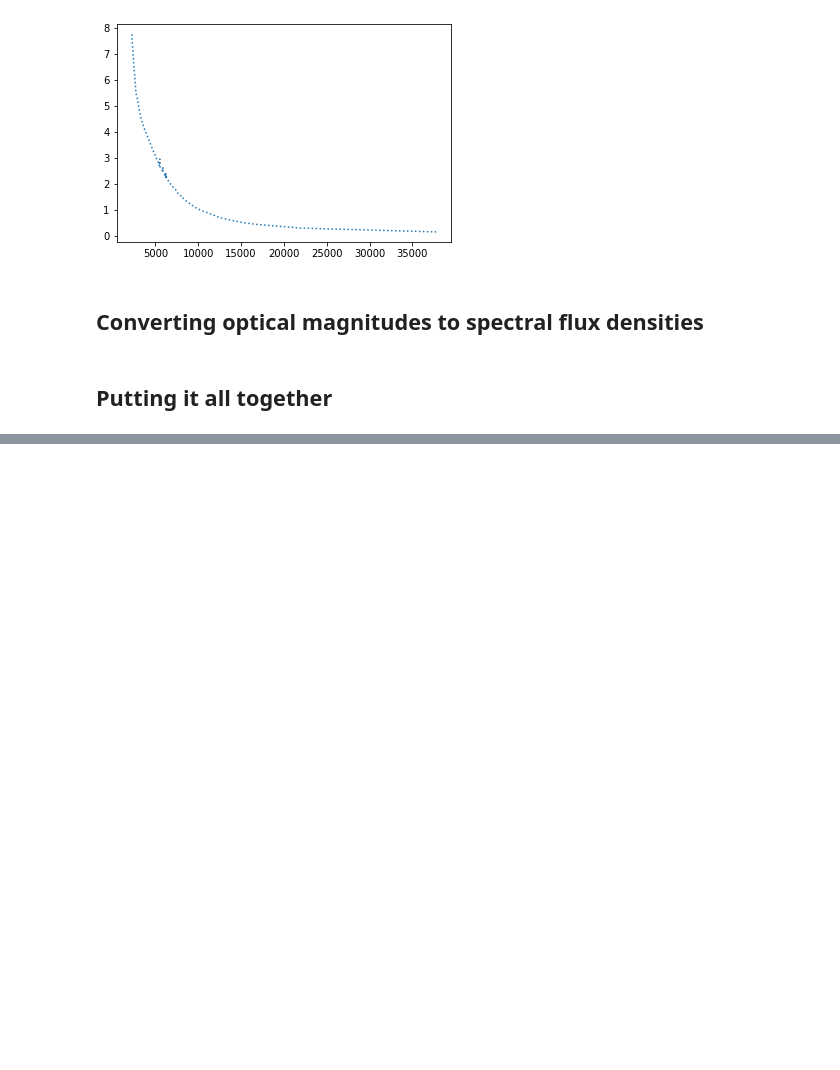
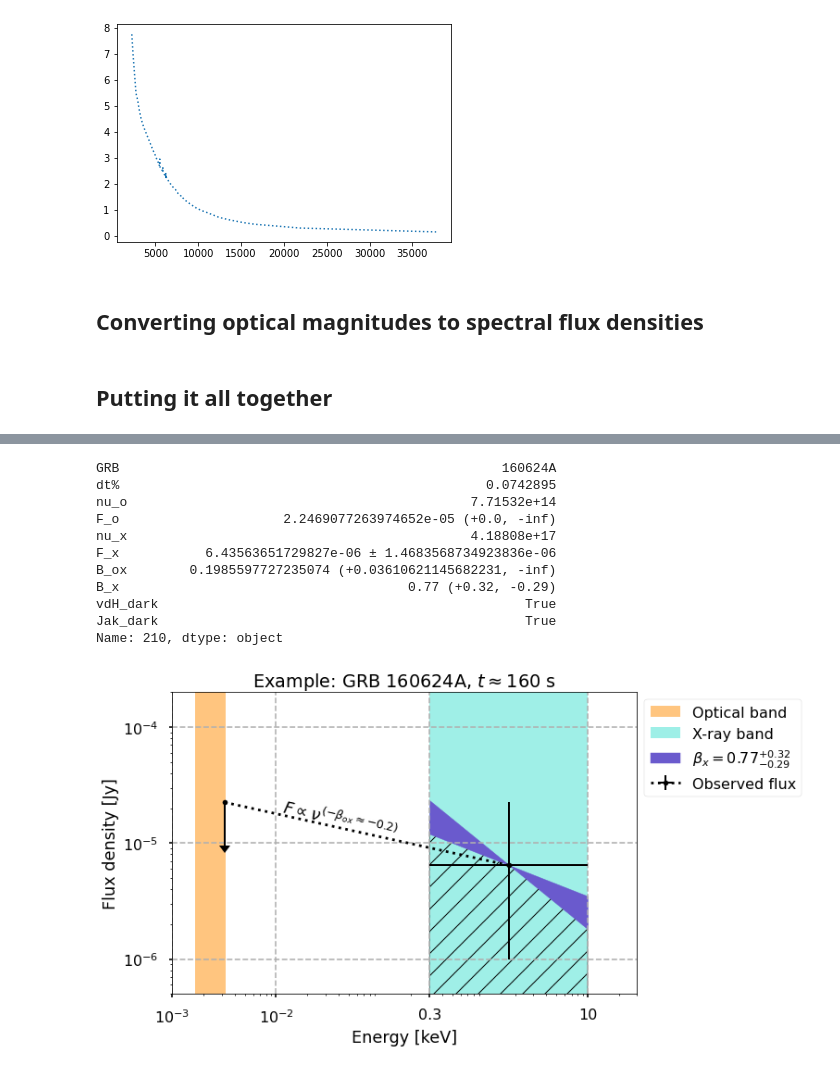
Before and after one commit to cgobat/dark-GRBs, a Jupyter notebook: analysis.ipynb, the cells around one changed output, grey strips where cells are left out. Saved outputs shown, nothing was run; the diff lists cells and outputs as text; code cells hidden in the pictures; blank space fills up the shorter version.

```diff
--- a/analysis.ipynb
+++ b/analysis.ipynb
@@ -423,42 +483,55 @@ simulate_spectrum(10)
 # %%
-display(results.loc[425,])
+display(results[results["GRB"]=="160624A"].iloc[1,])
 E_range = np.logspace(np.log10(0.3),np.log10(10),100)
 
-E_o = results.loc[421,"nu_o"]*6.62607015e-34/1.6021773E-16
-E_x = results.loc[421,"nu_x"]*6.62607015e-34/1.6021773E-16
-F_o = results.loc[421,"F_o"]
-F_x = results.loc[421,"F_x"]
+E_o = results.loc[210,"nu_o"]*6.62607015e-34/1.6021773E-16
+E_x = results.loc[210,"nu_x"]*6.62607015e-34/1.6021773E-16
+F_o = results.loc[210,"F_o"]
+F_x = results.loc[210,"F_x"]
 spectrum = E_range**-beta.value
 scale = F_x.value/spectrum[len(spectrum)//2]
 spectrum = scale * spectrum
 spec1 = E_range**-beta.maximum
 scale1 = F_x.value/spec1[len(spec1)//2]
 spec1 = scale1 * spec1
 spec2 = E_range**-beta.minimum
 scale2 = F_x.value/spec2[len(spec2)//2]
 spec2 = scale2 * spec2
 
 plt.style.use("seaborn-poster")
 fig,ax = plt.subplots(figsize=(9,6),facecolor="none")
 
 plt.fill_between([0.003262755,0.0016531293],[1,1],alpha=0.5,fc="darkorange",label="Optical band")
 plt.fill_between([0.3,10],[1,1],alpha=0.5,fc="turquoise",label="X-ray band")
 plt.errorbar([E_o,E_x],[F_o.value,F_x.value],xerr=[(0,E_x-0.3),(0,10-E_x)],
              yerr=[(0.000013,F_x.value-1e-6),(0,F_o.value-F_x.value)],
              uplims=[1,0],capsize=0,elinewidth=2,marker=".",linestyle=":",color="k",label="Observed flux")
 plt.fill_between(E_range,spectrum,fc="none",ec="k",hatch="/")
 plt.fill_between(E_range,spec1,spec2,color="slateblue",label=r"$\beta_x=0.77_{-0.29}^{+0.32}$")
 plt.text(1.1e-2,1.1e-5,r"$F\propto\nu^{(-\beta_{ox}\approx\mathrm{-0.2})}$",size=18,rotation=-13)
 
 plt.legend(loc="upper left",bbox_to_anchor=(1,1))
 plt.grid(linestyle="--")
 plt.xlim(1e-3,30)
 plt.ylim(5e-7,2e-4)
 plt.yscale("log")
 plt.xscale("log")
 plt.gca().set_xticks([0.001,0.01,0.3,10])
 plt.gca().set_xticklabels(["$10^{-3}$","$10^{-2}$",0.3,10])
 plt.title(r"Example: GRB 160624A, $t\approx160$ s")
 plt.xlabel("Energy [keV]")
 plt.ylabel("Flux density [Jy]")
-fig.savefig("./Required Files/Generated Files (Python)/160624A.png",bbox_inches="tight",dpi=300)
+fig.savefig("160624A.png",bbox_inches="tight",dpi=300)
+# %% [output]
+GRB                                                 160624A
+dt%                                               0.0742895
+nu_o                                            7.71532e+14
+F_o                     2.2469077263974652e-05 (+0.0, -inf)
+nu_x                                            4.18808e+17
+F_x           6.43563651729827e-06 ± 1.4683568734923836e-06
+B_ox        0.1985597727235074 (+0.03610621145682231, -inf)
+B_x                                     0.77 (+0.32, -0.29)
+vdH_dark                                               True
+Jak_dark                                               True
+Name: 210, dtype: object
+[figure, added]
```
Also changed, not shown: parts of 18 cells of this notebook.
